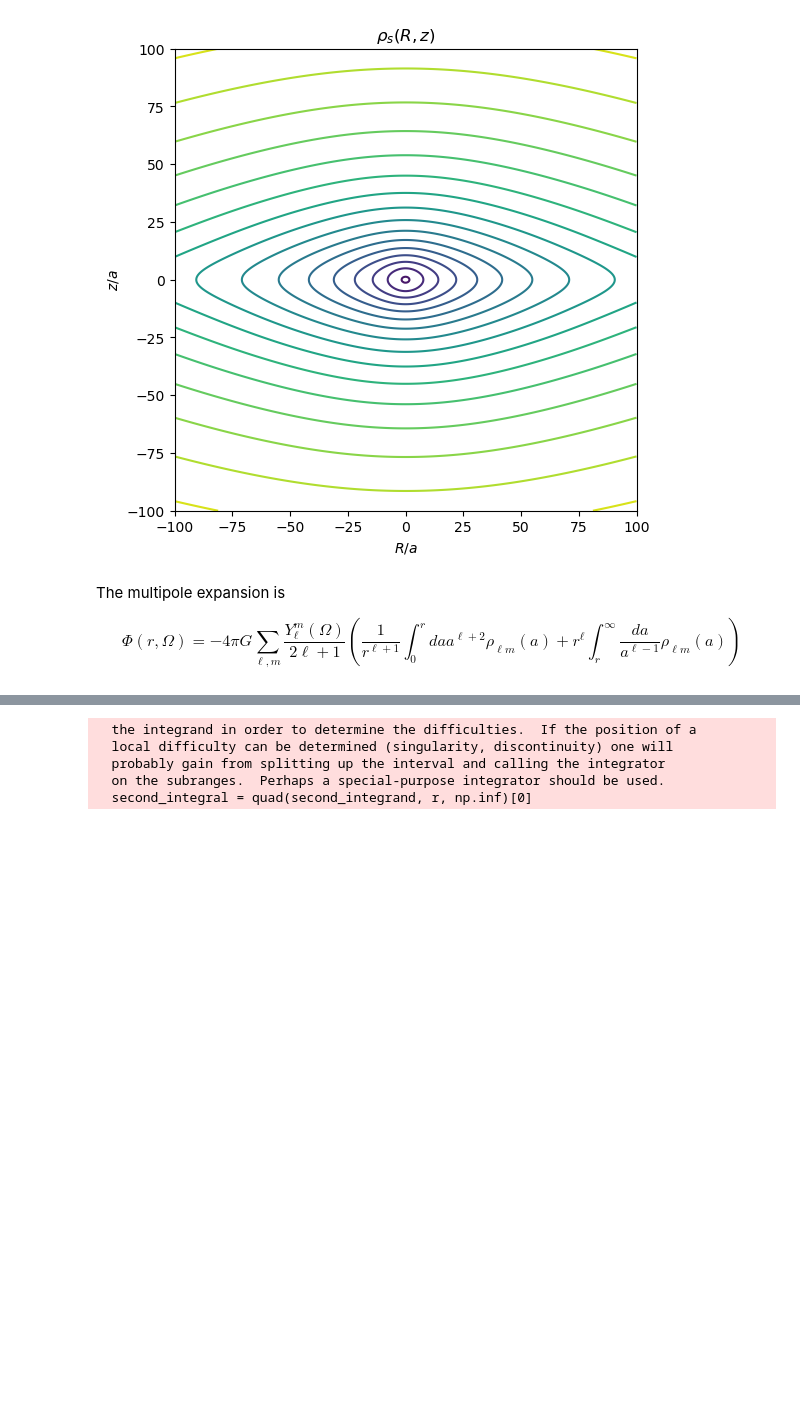
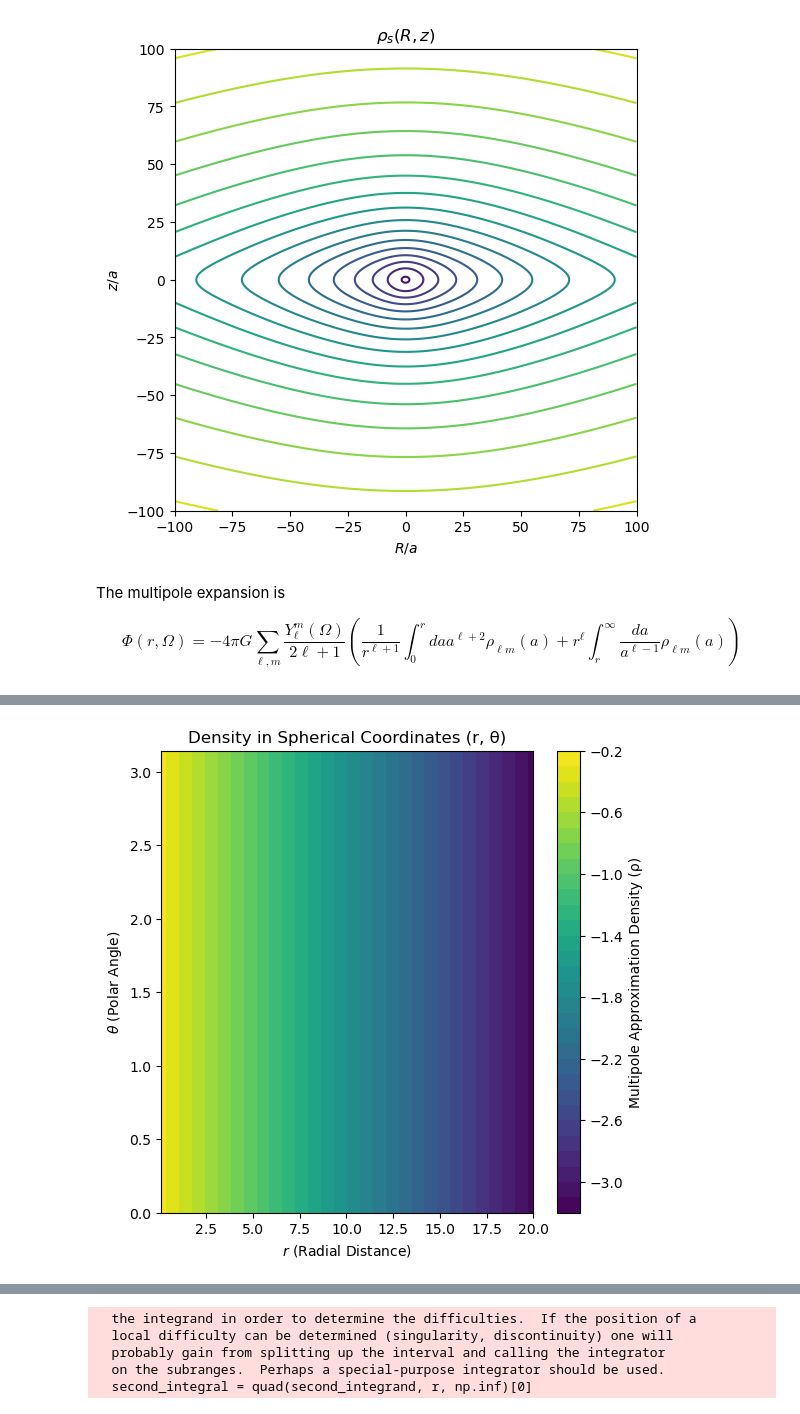
Before and after one commit to AdamSmithOrlik/galactic-dynamics, a Jupyter notebook: dev.ipynb, the cells around one changed output, grey strips where cells are left out. Saved outputs shown, nothing was run; the diff lists cells and outputs as text; code cells hidden in the pictures; blank space fills up the shorter version.

```diff
--- a/dev.ipynb
+++ b/dev.ipynb
@@ -74,0 +131,25 @@ rho_lm(2, 100, 100)
+# %%
+# Create a grid of r and theta values
+r_values = np.linspace(0.1, 20, 100)  # Avoid r=0 to prevent singularities
+theta_values = np.linspace(0, np.pi, 100)  # Polar angles from 0 to π
+R_grid, theta_grid = np.meshgrid(r_values, theta_values)
+
+# Prepare an array to hold the results for rho_l
+rho_l_values = np.zeros(R_grid.shape)
+
+# Calculate rho_l for each combination of r and theta
+for i in range(R_grid.shape[0]):  # Iterate over the rows
+    for j in range(R_grid.shape[1]):  # Iterate over the columns
+        rho_l_values[i, j] = rho_l(2, R_grid[i, j])  # Calculate rho_l for each r
+
+# Plotting the results as a contour plot
+plt.figure(figsize=(6, 6))
+contour = plt.contourf(R_grid, theta_grid, np.log10(rho_l_values), levels=30, cmap='viridis')
+plt.colorbar(contour, label='Multipole Approximation Density (ρ)')
+plt.title('Density in Spherical Coordinates (r, θ)')
+plt.xlabel(r'$r$ (Radial Distance)')
+plt.ylabel(r'$\theta$ (Polar Angle)')
+# plt.grid()
+plt.show()
+# %% [output]
+[figure, added]
```
Also changed, not shown: parts of 11 cells of this notebook.
